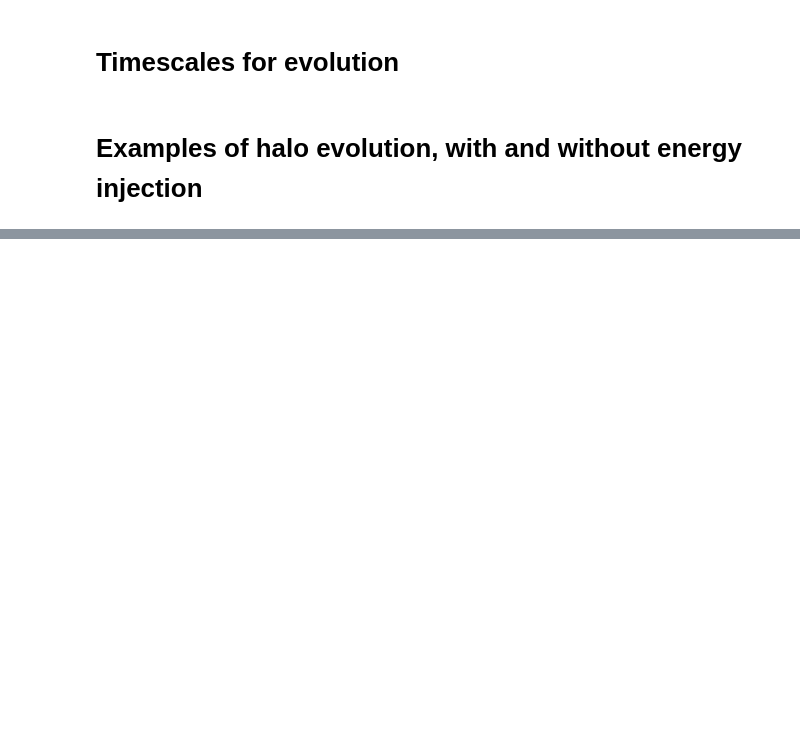
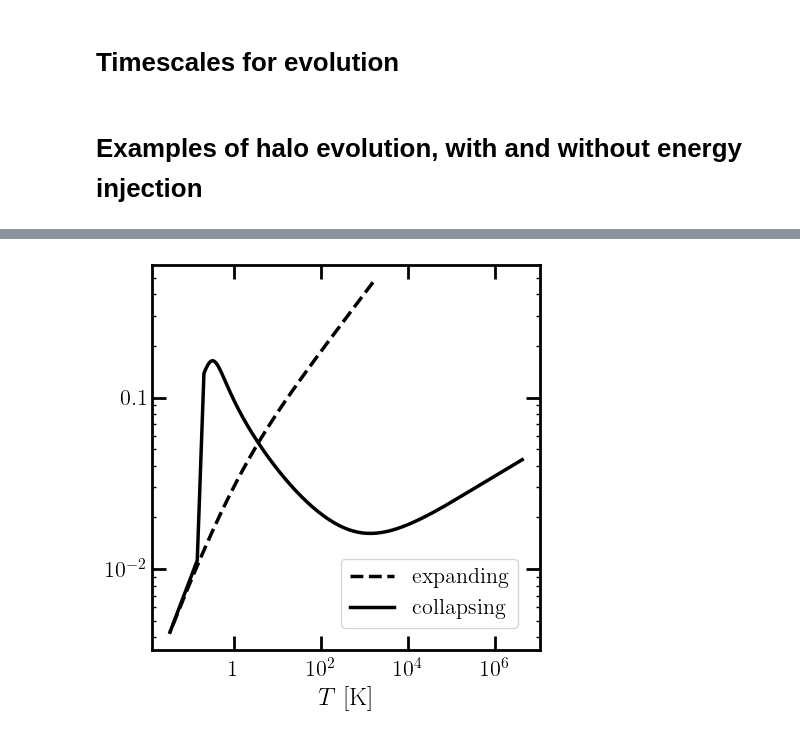
Before and after one commit to wenzerq/DarkHistory, a Jupyter notebook: H2_cooling/DCBH.ipynb, the cells around one changed output, grey strips where cells are left out. Saved outputs shown, nothing was run; the diff lists cells and outputs as text; code cells hidden in the pictures; blank space fills up the shorter version.

```diff
--- a/H2_cooling/DCBH.ipynb
+++ b/H2_cooling/DCBH.ipynb
@@ -266,0 +275,15 @@ for key in ['LCDM', 'fast', 'slow']: #DH_data.keys():
+# %%
+T = halo_data['LCDM']['y'][2][discont_mask]
+nH = halo_data['LCDM']['y'][3][discont_mask]
+ind_min = np.argmin(nH)
+
+plt.figure(figsize=(5,5))
+plt.loglog()
+plt.plot(nH[:ind_min], T[:ind_min], color='k', linestyle='--', label="expanding")
+plt.plot(nH[ind_min:], T[ind_min:], color='k', label='collapsing')
+plt.xlabel(r"$n_\mathrm{H}$ [cm$^3$]")
+plt.xlabel(r"$T$ [K]")
+plt.legend()
+plt.show()
+# %% [output]
+[figure, added]
```
Also changed, not shown: parts of 2 cells of this notebook.
